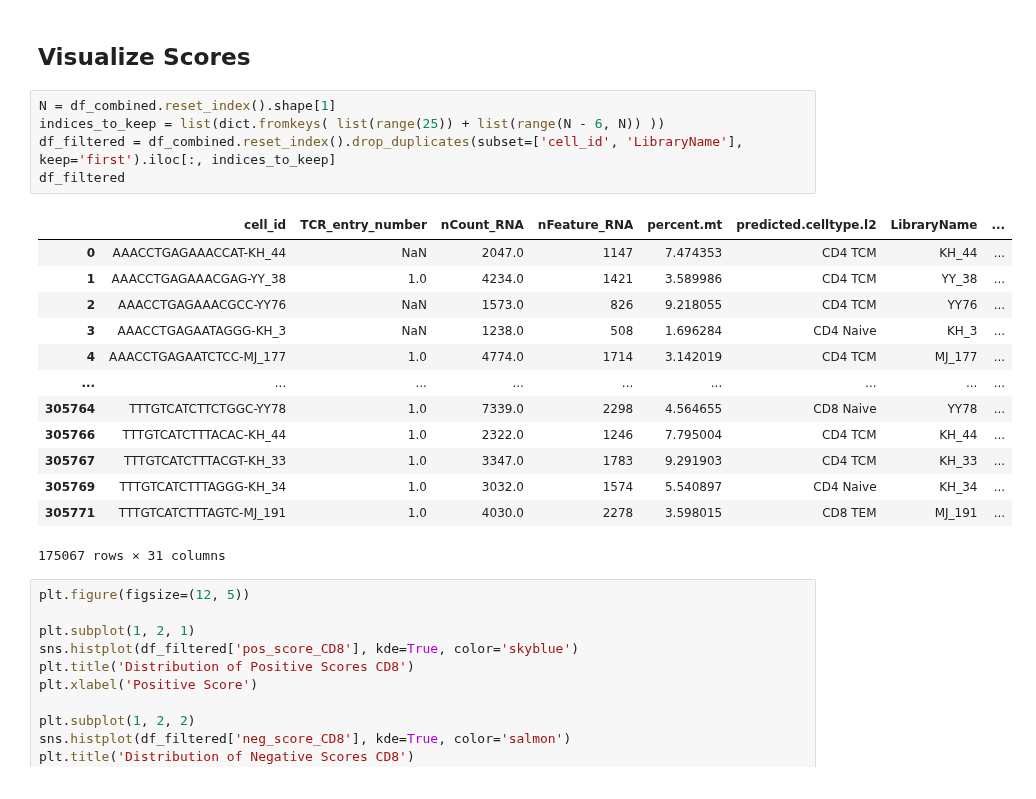
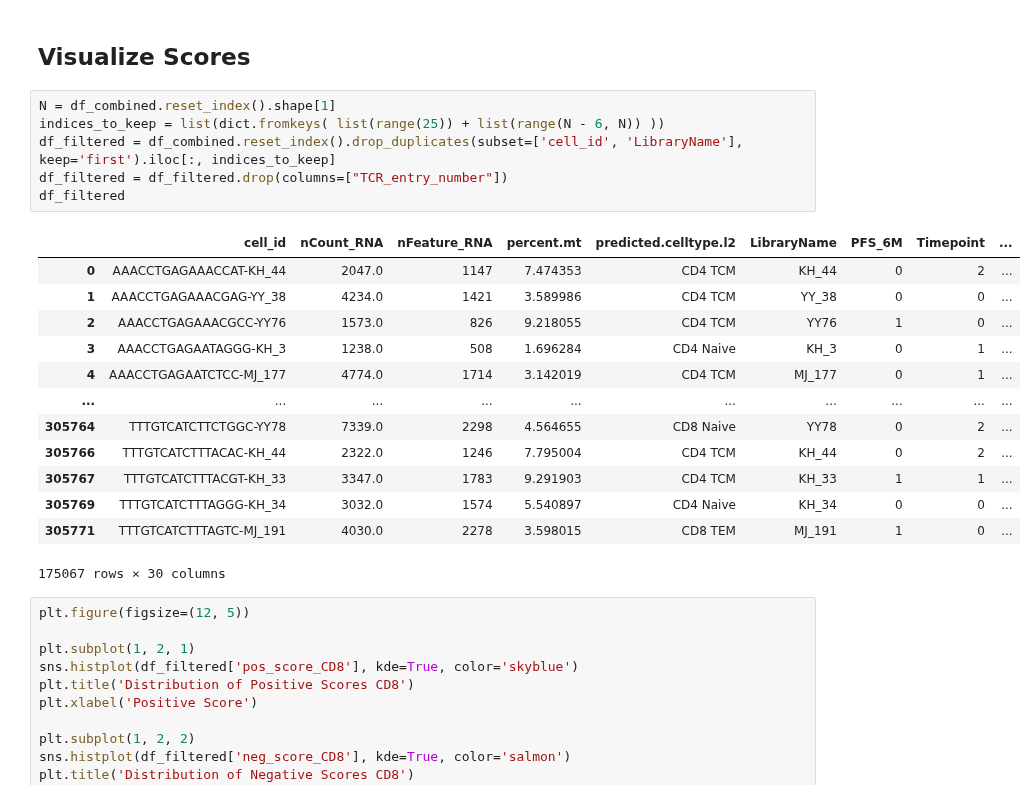
Before and after one commit to Sun-lab/CAT, a Jupyter notebook: Chin_2025/process_output.ipynb, the cells around one changed output. Saved outputs shown, nothing was run; the diff lists cells and outputs as text.

```diff
--- a/Chin_2025/process_output.ipynb
+++ b/Chin_2025/process_output.ipynb
@@ -238,22 +300,23 @@ out.to_csv('tcr_meta_data.csv',index = False)
 # %%
 N = df_combined.reset_index().shape[1]
 indices_to_keep = list(dict.fromkeys( list(range(25)) + list(range(N - 6, N)) ))
 df_filtered = df_combined.reset_index().drop_duplicates(subset=['cell_id', 'LibraryName'], keep='first').iloc[:, indices_to_keep]
+df_filtered = df_filtered.drop(columns=["TCR_entry_number"])
 df_filtered
 # %% [output]
-|  | cell_id | TCR_entry_number | nCount_RNA | nFeature_RNA | percent.mt | predicted.celltype.l2 | LibraryName | ... |
-| 0 | AAACCTGAGAAACCAT-KH_44 | NaN | 2047.0 | 1147 | 7.474353 | CD4 TCM | KH_44 | ... |
-| 1 | AAACCTGAGAAACGAG-YY_38 | 1.0 | 4234.0 | 1421 | 3.589986 | CD4 TCM | YY_38 | ... |
-| 2 | AAACCTGAGAAACGCC-YY76 | NaN | 1573.0 | 826 | 9.218055 | CD4 TCM | YY76 | ... |
-| 3 | AAACCTGAGAATAGGG-KH_3 | NaN | 1238.0 | 508 | 1.696284 | CD4 Naive | KH_3 | ... |
-| 4 | AAACCTGAGAATCTCC-MJ_177 | 1.0 | 4774.0 | 1714 | 3.142019 | CD4 TCM | MJ_177 | ... |
-| ... | ... | ... | ... | ... | ... | ... | ... | ... |
-| 305764 | TTTGTCATCTTCTGGC-YY78 | 1.0 | 7339.0 | 2298 | 4.564655 | CD8 Naive | YY78 | ... |
-| 305766 | TTTGTCATCTTTACAC-KH_44 | 1.0 | 2322.0 | 1246 | 7.795004 | CD4 TCM | KH_44 | ... |
-| 305767 | TTTGTCATCTTTACGT-KH_33 | 1.0 | 3347.0 | 1783 | 9.291903 | CD4 TCM | KH_33 | ... |
-| 305769 | TTTGTCATCTTTAGGG-KH_34 | 1.0 | 3032.0 | 1574 | 5.540897 | CD4 Naive | KH_34 | ... |
-| 305771 | TTTGTCATCTTTAGTC-MJ_191 | 1.0 | 4030.0 | 2278 | 3.598015 | CD8 TEM | MJ_191 | ... |
+|  | cell_id | nCount_RNA | nFeature_RNA | percent.mt | predicted.celltype.l2 | LibraryName | PFS_6M | Timepoint | ... |
+| 0 | AAACCTGAGAAACCAT-KH_44 | 2047.0 | 1147 | 7.474353 | CD4 TCM | KH_44 | 0 | 2 | ... |
+| 1 | AAACCTGAGAAACGAG-YY_38 | 4234.0 | 1421 | 3.589986 | CD4 TCM | YY_38 | 0 | 0 | ... |
+| 2 | AAACCTGAGAAACGCC-YY76 | 1573.0 | 826 | 9.218055 | CD4 TCM | YY76 | 1 | 0 | ... |
+| 3 | AAACCTGAGAATAGGG-KH_3 | 1238.0 | 508 | 1.696284 | CD4 Naive | KH_3 | 0 | 1 | ... |
+| 4 | AAACCTGAGAATCTCC-MJ_177 | 4774.0 | 1714 | 3.142019 | CD4 TCM | MJ_177 | 0 | 1 | ... |
+| ... | ... | ... | ... | ... | ... | ... | ... | ... | ... |
+| 305764 | TTTGTCATCTTCTGGC-YY78 | 7339.0 | 2298 | 4.564655 | CD8 Naive | YY78 | 0 | 2 | ... |
+| 305766 | TTTGTCATCTTTACAC-KH_44 | 2322.0 | 1246 | 7.795004 | CD4 TCM | KH_44 | 0 | 2 | ... |
+| 305767 | TTTGTCATCTTTACGT-KH_33 | 3347.0 | 1783 | 9.291903 | CD4 TCM | KH_33 | 1 | 1 | ... |
+| 305769 | TTTGTCATCTTTAGGG-KH_34 | 3032.0 | 1574 | 5.540897 | CD4 Naive | KH_34 | 0 | 0 | ... |
+| 305771 | TTTGTCATCTTTAGTC-MJ_191 | 4030.0 | 2278 | 3.598015 | CD8 TEM | MJ_191 | 1 | 0 | ... |
-175067 rows × 31 columns
+175067 rows × 30 columns
 # %%
 plt.figure(figsize=(12, 5))
 
```
Also changed, not shown: parts of 10 cells of this notebook, 11 other files.
